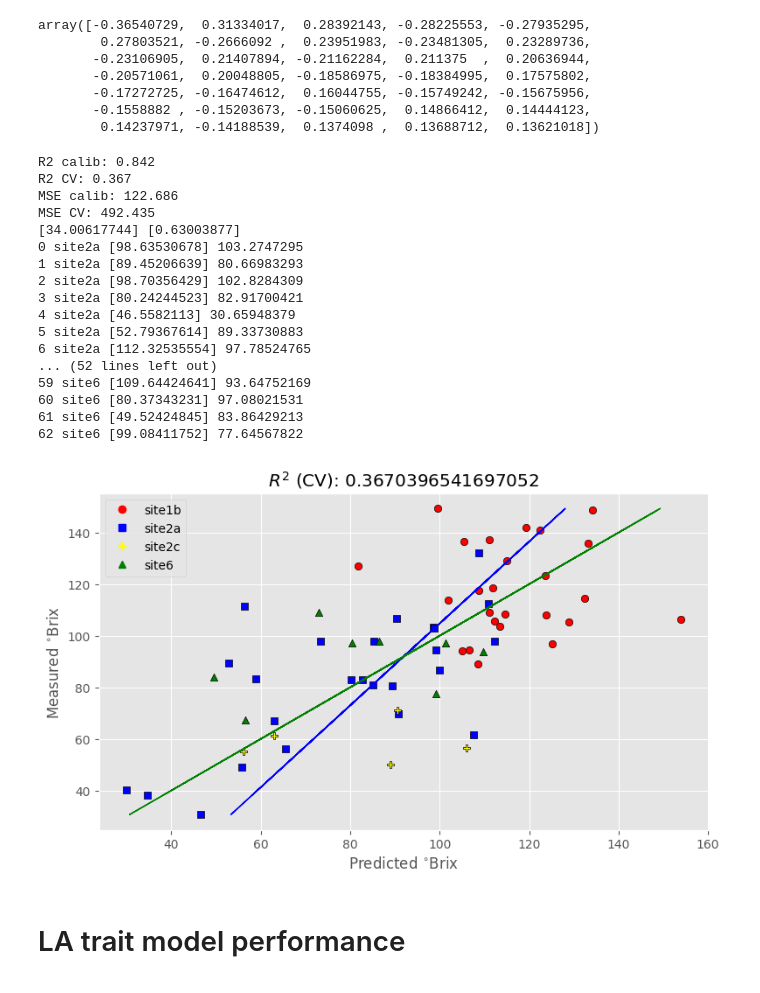
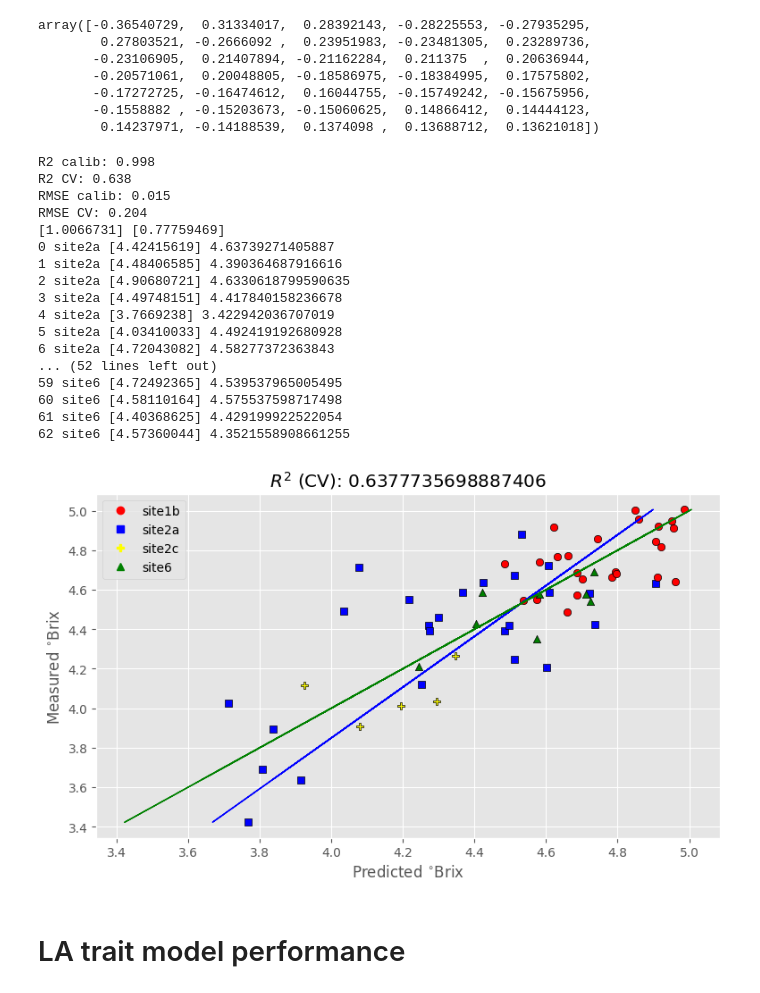
Before and after one commit to wenquchen/hytools, a Jupyter notebook: PLSR normalized uas spectral data to model all traits- WITH add CHM.ipynb, the cells around one changed output. Cells and saved outputs as stored; diff of their text form; code cells hidden in the pictures.

```diff
--- a/PLSR normalized uas spectral data to model all traits- WITH add CHM.ipynb
+++ b/PLSR normalized uas spectral data to model all traits- WITH add CHM.ipynb
@@ -185,11 +237,12 @@ def pls_variable_selection(X, y, max_comp):
 
 
     # Calculate PLS with optimal components and export values
-    pls = PLSRegression(n_components=mseminx[0]+1)
-    pls.fit(X, y)
+    optimal_pls  = PLSRegression(n_components=mseminx[0]+1)
+    optimal_pls .fit(X, y)
+    important_coefficients = optimal_pls.coef_
 
-    sorted_ind = np.argsort(np.abs(pls.coef_[:,0]))
+    sorted_ind = np.argsort(np.abs(optimal_pls.coef_[:,0]))
 
     Xc = X[:,sorted_ind]
 
-    return(Xc[:,mseminy[0]:],mseminx[0]+1,mseminy[0], sorted_ind)
+    return(Xc[:,mseminy[0]:],mseminx[0]+1,mseminy[0], sorted_ind, important_coefficients)
@@ -559,5 +780,5 @@ array([-6.29104165,  3.17810312,  3.09810034, -2.80211954, -2.74620095,
 # %% [markdown]
 ## SLA trait model performance
 # %%
-opt_Xc, ncomp, wav, sorted_ind = pls_variable_selection(x_sla, log_y_weighted_sla, 20)
+opt_Xc, ncomp, wav, sorted_ind, coefficient_sla = pls_variable_selection(x_sla, log_y_weighted_sla, 50)
 # %% [output]
@@ -577,6 +844,6 @@ opt_Xc, ncomp, wav, sorted_ind = pls_variable_selection(x_sla, log_y_weighted_sl
 # %%
     # Calculate PLS with optimal components and export values
-pls_sla = PLSRegression(n_components=14)
+pls_sla = PLSRegression(n_components=26)
 pls_sla.fit(x_sla, log_y_weighted_sla)
 
 target = pls_sla.coef_[:,0]
@@ -608,26 +919,26 @@ array([-0.36540729,  0.31334017,  0.28392143, -0.28225553, -0.27935295,
         0.14237971, -0.14188539,  0.1374098 ,  0.13688712,  0.13621018])
 # %%
 file_name = 'F:/wenqu/result/sla.csv'
-simple_pls_cv(opt_Xc, y_weighted_sla, ncomp, labels_sla,file_name)
+simple_pls_cv(opt_Xc, log_y_weighted_sla, ncomp, labels_sla,file_name)
 # %% [output]
-R2 calib: 0.842
-R2 CV: 0.367
-MSE calib: 122.686
-MSE CV: 492.435
-[34.00617744] [0.63003877]
-0 site2a [98.63530678] 103.2747295
-1 site2a [89.45206639] 80.66983293
-2 site2a [98.70356429] 102.8284309
-3 site2a [80.24244523] 82.91700421
-4 site2a [46.5582113] 30.65948379
-5 site2a [52.79367614] 89.33730883
-6 site2a [112.32535554] 97.78524765
+R2 calib: 0.998
+R2 CV: 0.638
+RMSE calib: 0.015
+RMSE CV: 0.204
+[1.0066731] [0.77759469]
+0 site2a [4.42415619] 4.63739271405887
+1 site2a [4.48406585] 4.390364687916616
+2 site2a [4.90680721] 4.6330618799590635
+3 site2a [4.49748151] 4.417840158236678
+4 site2a [3.7669238] 3.422942036707019
+5 site2a [4.03410033] 4.492419192680928
+6 site2a [4.72043082] 4.58277372363843
 ... (52 lines left out)
-59 site6 [109.64424641] 93.64752169
-60 site6 [80.37343231] 97.08021531
-61 site6 [49.52424845] 83.86429213
-62 site6 [99.08411752] 77.64567822
+59 site6 [4.72492365] 4.539537965005495
+60 site6 [4.58110164] 4.575537598717498
+61 site6 [4.40368625] 4.429199922522054
+62 site6 [4.57360044] 4.3521558908661255
-[figure, old version]
+[figure, new version]
 # %% [markdown]
 # LA trait model performance
 # %%
```
Also changed, not shown: parts of 21 cells of this notebook, 42 other files.
